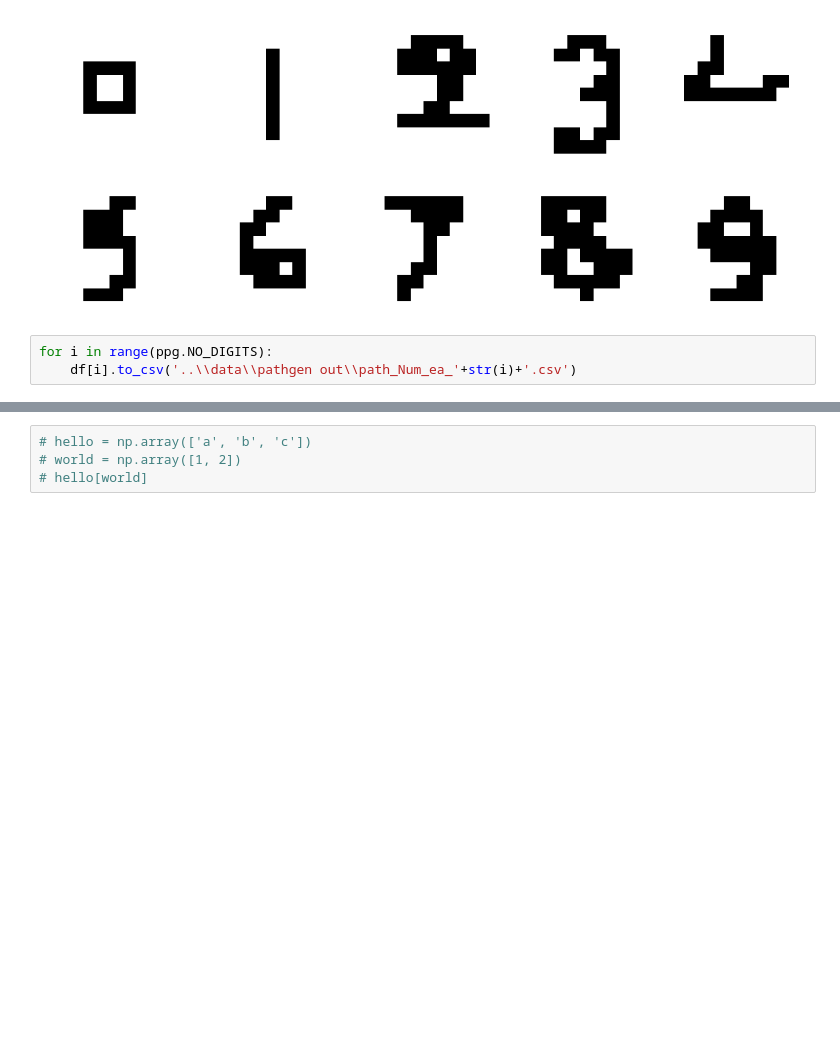
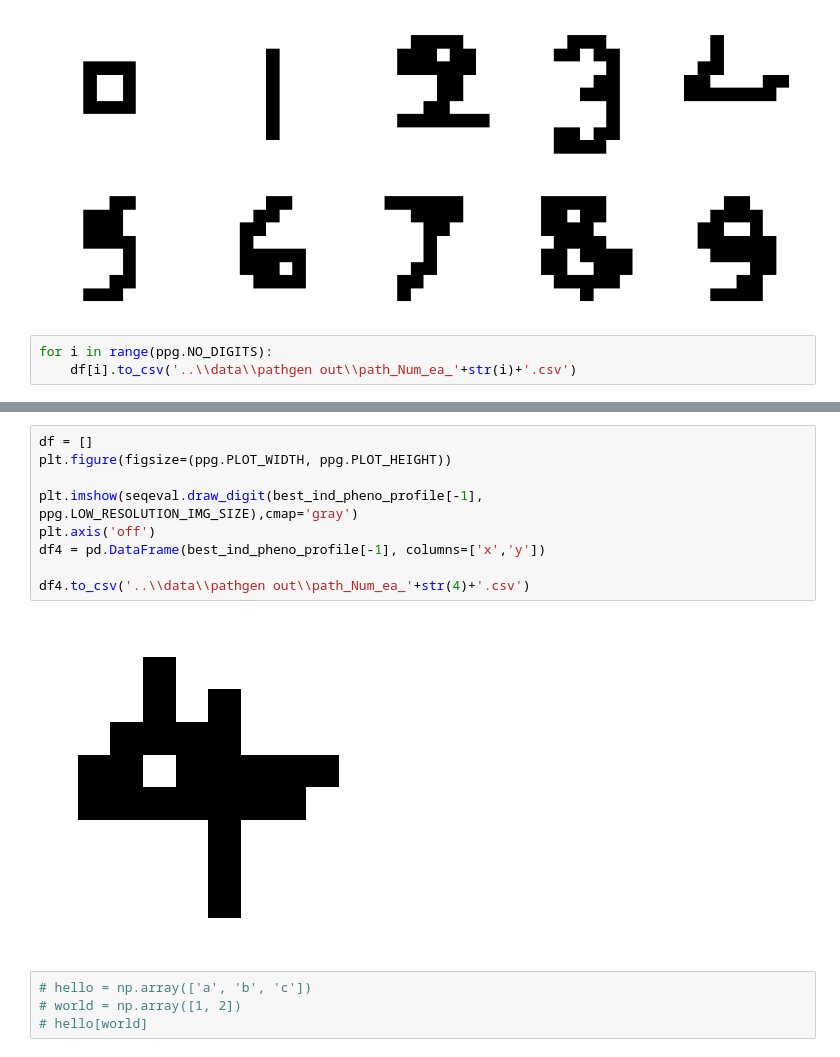
Before and after one commit to ph504/ABB_handwriter, a Jupyter notebook: offline_processing/PathGen_Evolutionary.ipynb, the cells around one changed output, grey strips where cells are left out. Drawn from its saved outputs; the diff is of its cells as text; blank space fills up the shorter version.

```diff
--- a/offline_processing/PathGen_Evolutionary.ipynb
+++ b/offline_processing/PathGen_Evolutionary.ipynb
@@ -200,3 +233,14 @@ for i in range(ppg.NO_DIGITS):
+# %%
+df = []
+plt.figure(figsize=(ppg.PLOT_WIDTH, ppg.PLOT_HEIGHT))
+
+plt.imshow(seqeval.draw_digit(best_ind_pheno_profile[-1], ppg.LOW_RESOLUTION_IMG_SIZE),cmap='gray')
+plt.axis('off')
+df4 = pd.DataFrame(best_ind_pheno_profile[-1], columns=['x','y'])
+
+df4.to_csv('..\\data\\pathgen out\\path_Num_ea_'+str(4)+'.csv')
+# %% [output]
+[figure, added]
 # %%
 # hello = np.array(['a', 'b', 'c'])
 # world = np.array([1, 2])
```
Also changed, not shown: parts of 5 cells of this notebook, 7 other files.
